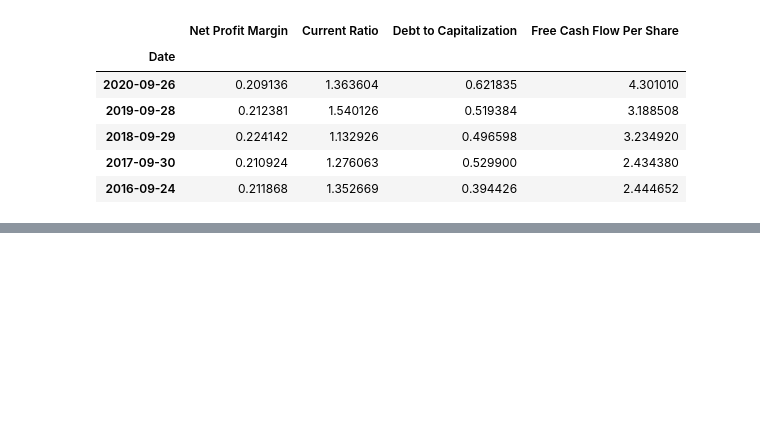
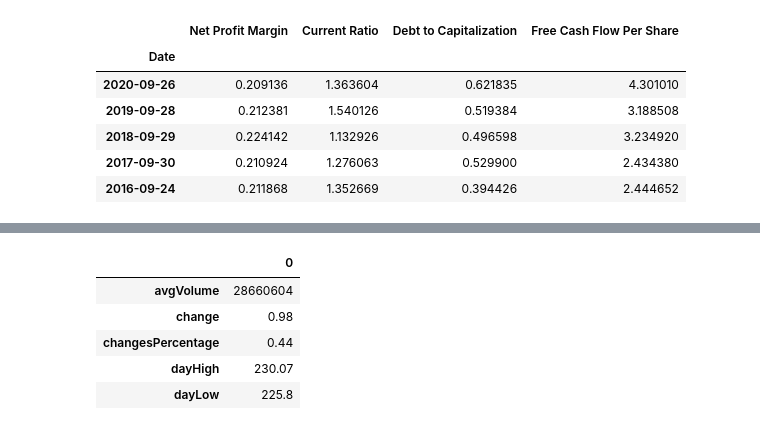
Before and after one commit to kedarmoh/FinTechProjectA, a Jupyter notebook: Project_1_FirstFile_Updated_Kedar.ipynb, the cells around one changed output, grey strips where cells are left out. Cells and saved outputs as stored; diff of their text form; code cells hidden in the pictures; blank space fills up the shorter version.

```diff
--- a/Project_1_FirstFile_Updated_Kedar.ipynb
+++ b/Project_1_FirstFile_Updated_Kedar.ipynb
@@ -296,0 +326,10 @@ tabs
+# %%
+quote = fa.quote("MSFT", fa_api_key)
+quote.head()
+# %% [output]
+|  | 0 |
+| avgVolume | 28660604 |
+| change | 0.98 |
+| changesPercentage | 0.44 |
+| dayHigh | 230.07 |
+| dayLow | 225.8 |
```
Also changed, not shown: parts of 12 cells of this notebook.
